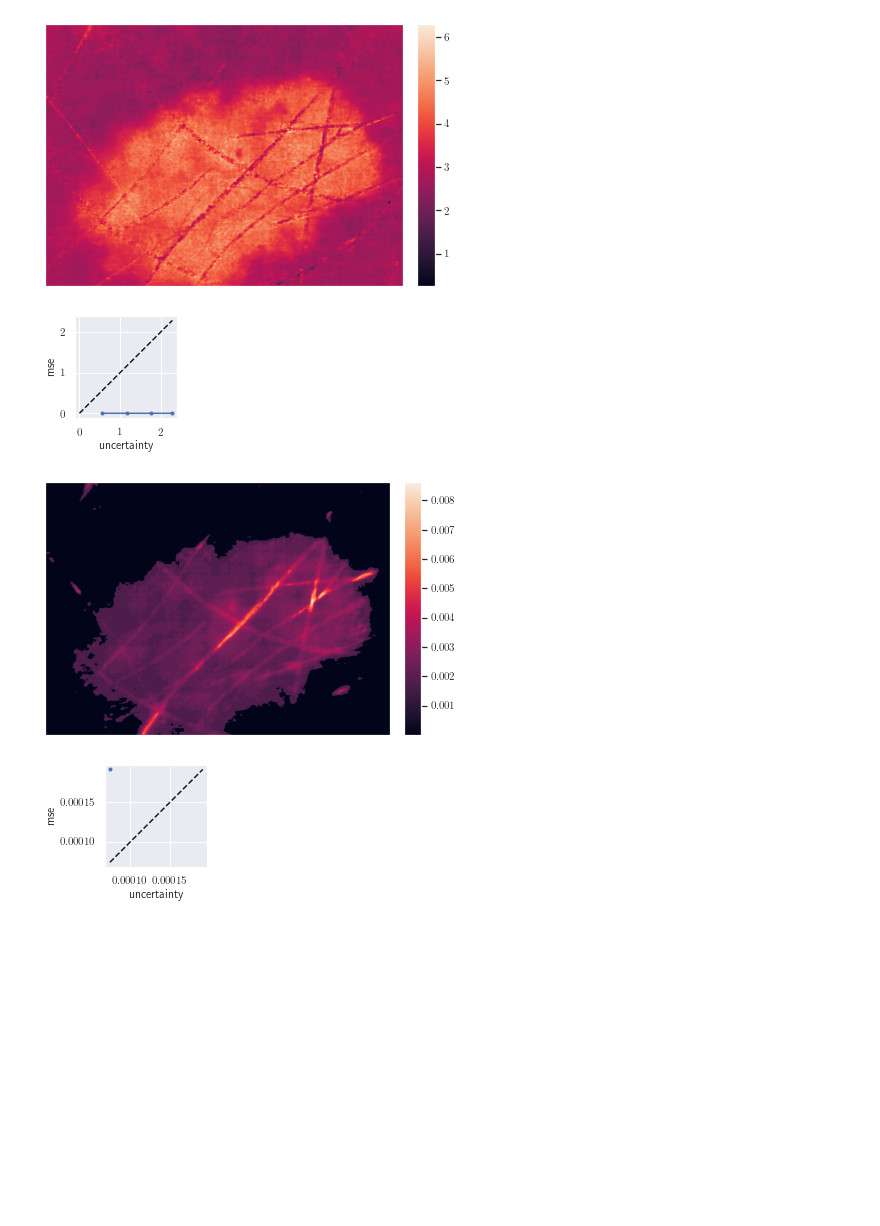
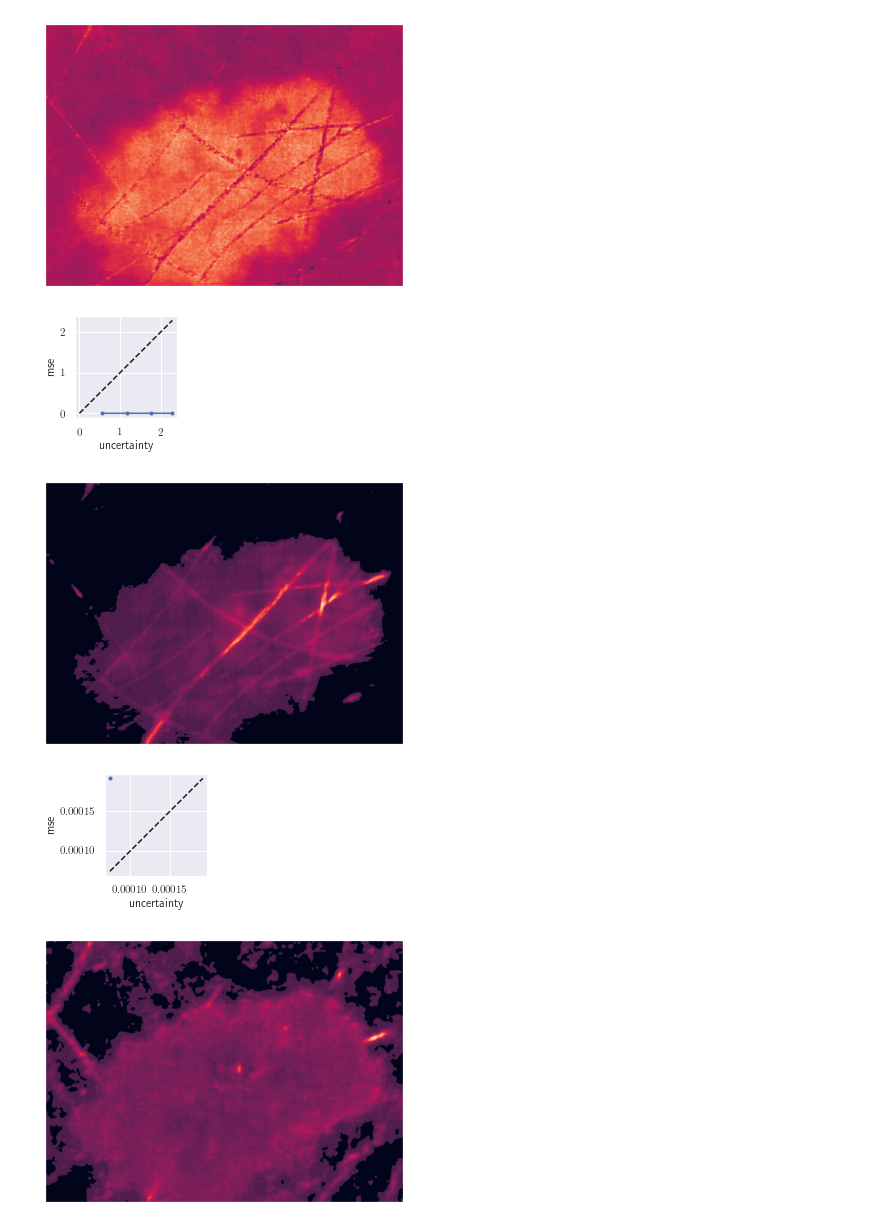
Before and after one commit to maltetoelle/mfvi-dip, a Jupyter notebook: eval.ipynb, the cells around one changed output. Saved outputs shown, nothing was run; the diff lists cells and outputs as text; code cells hidden in the pictures; blank space fills up the shorter version.

```diff
--- a/eval.ipynb
+++ b/eval.ipynb
@@ -61,7 +63,7 @@ def get_task_specifics(imgs: Dict[str, np.ndarray], task: str, net_info: Dict =
     elif task == "inpainting":
         return np_to_torch(imgs["gt"]) * np_to_torch(imgs["mask"]), None, np_to_torch(imgs["mask"])
 
-def adjust_gamma(image, gamma=1.0):
+def adjust_gamma(image: np.ndarray, gamma: float = 1.0):
     # build a lookup table mapping the pixel values [0, 255] to
     # their adjusted gamma values
     invGamma = 1.0 / gamma
@@ -111,7 +114,7 @@ labels = ["DIP", "SGLD", "MCDIP", "MFVI (ours)"]
 title = "Inpainting (skin lesion)"
 device = "cpu"
 # %%
-mc_iter = 25
+mc_iter = 5
 
 losses = {}
 psnrs = {}
@@ -146,35 +149,36 @@ for label, run in zip(labels, runs):
     if results["sgld_imgs"] is None:
 
         if downsampler is not None:
             downsampler = downsampler.to(device)
         img_list = get_mc_preds(net.to(device), net_input.to(device), mc_iter, post_processor=downsampler)
         ale, epi, uncert = uncert_regression_gal(img_list, reduction=None)
 
         out_torch_mean = torch.mean(torch.cat(img_list, dim=0)[:], dim=0, keepdim=True)
 
     else:
         sgld_imgs = results["sgld_imgs"]
 
         #if sgld_imgs[0].shape[0,0] == 2:
         #    ale, epi, uncert = uncert_regression_gal(sgld_imgs)
         #    out_torch_mean = torch.mean(torch.cat(sgld_imgs, dim=0)[:,:-1], dim=0)
         #else:
         sgld_imgs = torch.cat(sgld_imgs, dim=0)
         epi = uncert = torch.var(sgld_imgs[:,0], dim=0, keepdim=True).unsqueeze(1)
         ale = torch.zeros(epi.size())
         out_torch_mean = torch.mean(sgld_imgs[:,:], dim=0, keepdim=True)
 
     mse_err = F.mse_loss(out_torch_mean[:,:-1].to(device) * mask.to(device), img_corrupted_torch, reduction='none')
     mse_err = torch.mean(mse_err, dim=1, keepdim=True)
 
     uce, err_in_bin, avg_sigma_in_bin, freq_in_bin = uceloss(mse_err.to(device), uncert.to(device), n_bins=10, outlier=0.02)
 
-    plot_uncert_map(uncert, with_colorbar=True, path=f"../uncert_map_{label}.pdf")
+    plot_uncert_map(uncert, with_colorbar=False)#, path=f"../uncert_map_{label}_nocm.pdf")
 
     V.plot_uncert(err_in_bin.cpu().numpy(), avg_sigma_in_bin.cpu().numpy())
     plt.show()
 # %% [output]
-[figure, old version]
+[figure, new version]
 [figure]
-[figure, old version]
+[figure, new version]
 [figure]
+[figure, added]
```
Also changed, not shown: parts of 11 cells of this notebook, 2 other files.
